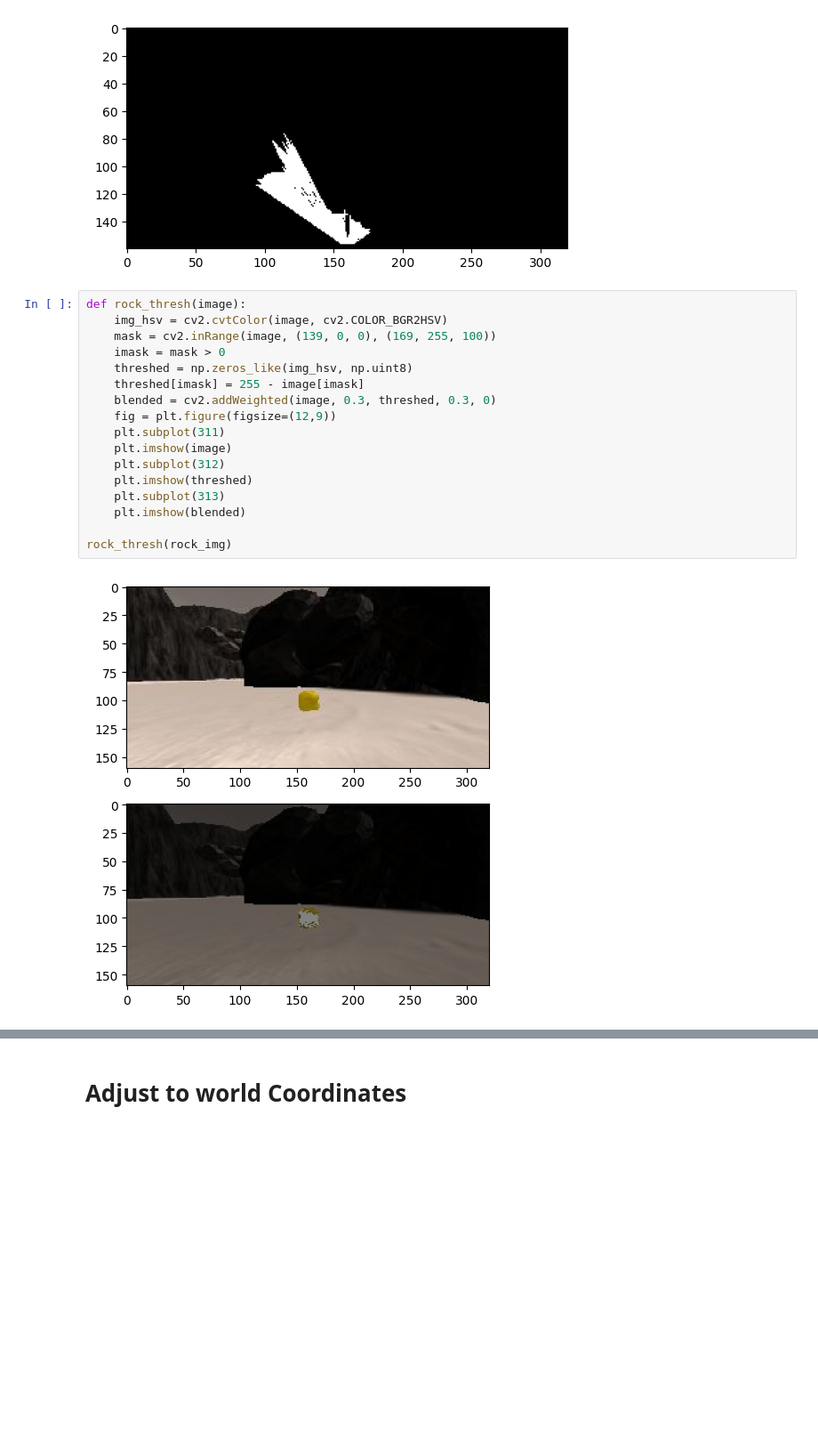
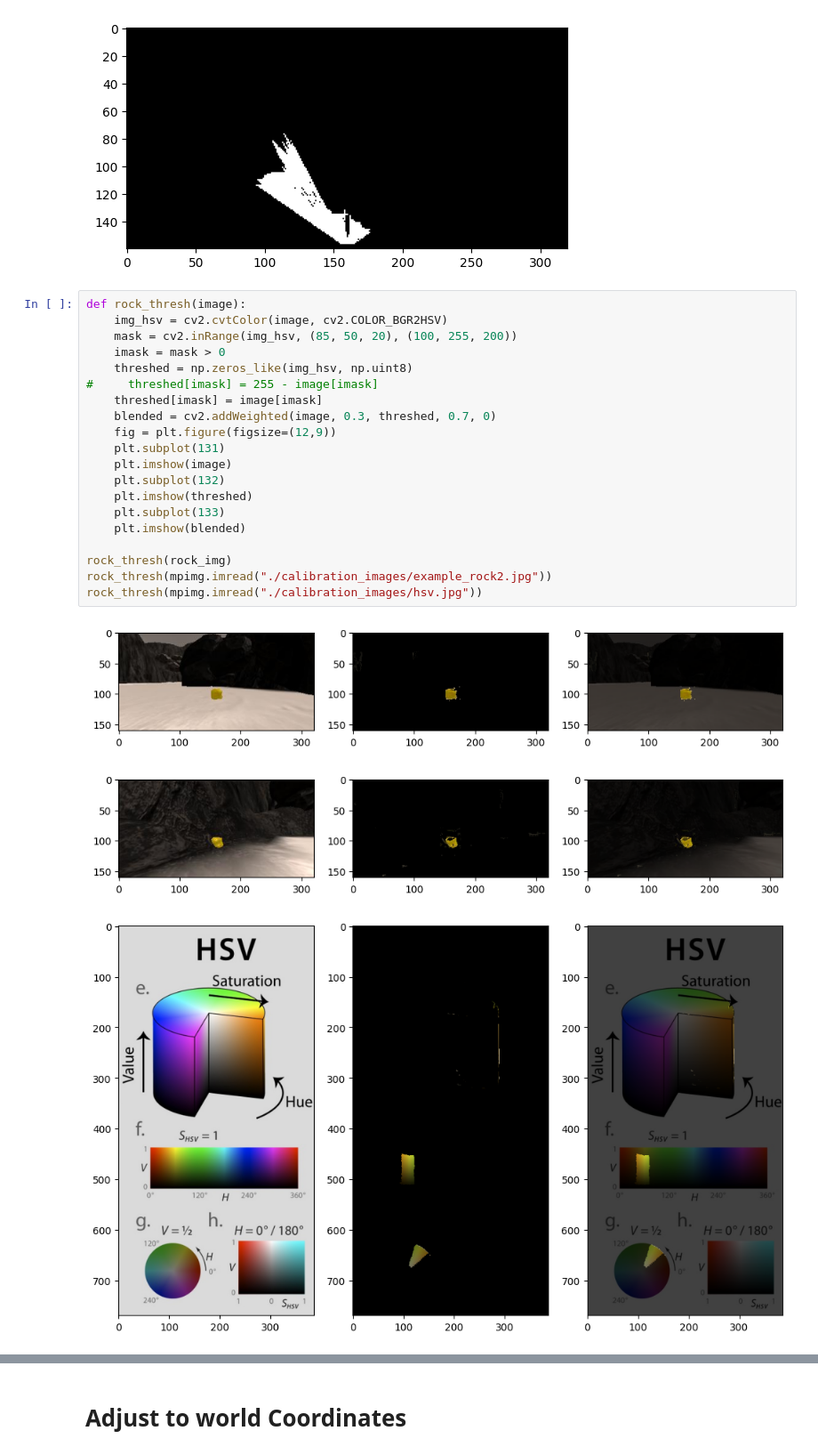
Before and after one commit to Ali-Elganzory/Rover, a Jupyter notebook: main.ipynb, the cells around one changed output, grey strips where cells are left out. Shown at 89% size. Cells and saved outputs as stored; diff of their text form; blank space fills up the shorter version.

Commit message:
Improved rock thresholding values

```diff
--- a/main.ipynb
+++ b/main.ipynb
@@ -137,22 +137,27 @@ _ = plt.imshow(threshed, cmap='gray')
 #scipy.misc.imsave('../output/warped_threshed.jpg', threshed*255)
 # %% [output]
 [figure]
-# %%
-def rock_thresh(image):
-    img_hsv = cv2.cvtColor(image, cv2.COLOR_BGR2HSV)
-    mask = cv2.inRange(image, (139, 0, 0), (169, 255, 100))
-    imask = mask > 0
-    threshed = np.zeros_like(img_hsv, np.uint8)
-    threshed[imask] = 255 - image[imask]
-    blended = cv2.addWeighted(image, 0.3, threshed, 0.3, 0)
-    fig = plt.figure(figsize=(12,9))
-    plt.subplot(311)
-    plt.imshow(image)
-    plt.subplot(312)
-    plt.imshow(threshed)
-    plt.subplot(313)
-    plt.imshow(blended)
-
-rock_thresh(rock_img)
-# %% [output]
-[figure, removed]
+# %%
+def rock_thresh(image):
+    img_hsv = cv2.cvtColor(image, cv2.COLOR_BGR2HSV)
+    mask = cv2.inRange(img_hsv, (85, 50, 20), (100, 255, 200))
+    imask = mask > 0
+    threshed = np.zeros_like(img_hsv, np.uint8)
+#     threshed[imask] = 255 - image[imask]
+    threshed[imask] = image[imask]
+    blended = cv2.addWeighted(image, 0.3, threshed, 0.7, 0)
+    fig = plt.figure(figsize=(12,9))
+    plt.subplot(131)
+    plt.imshow(image)
+    plt.subplot(132)
+    plt.imshow(threshed)
+    plt.subplot(133)
+    plt.imshow(blended)
+
+rock_thresh(rock_img)
+rock_thresh(mpimg.imread("./calibration_images/example_rock2.jpg"))
+rock_thresh(mpimg.imread("./calibration_images/hsv.jpg"))
+# %% [output]
+[figure, added]
+[figure, added]
+[figure, added]
```
Also changed, not shown: parts of 1 cell of this notebook, 2 other files.
